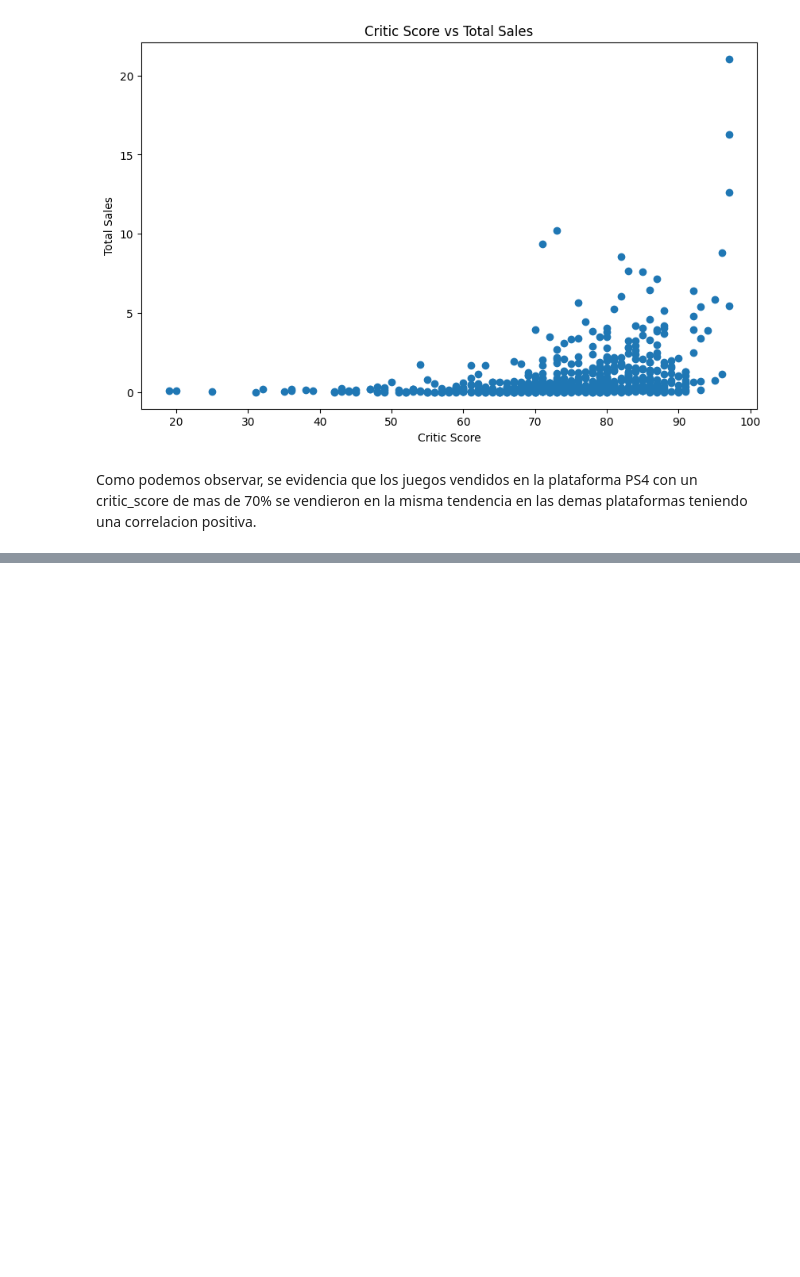
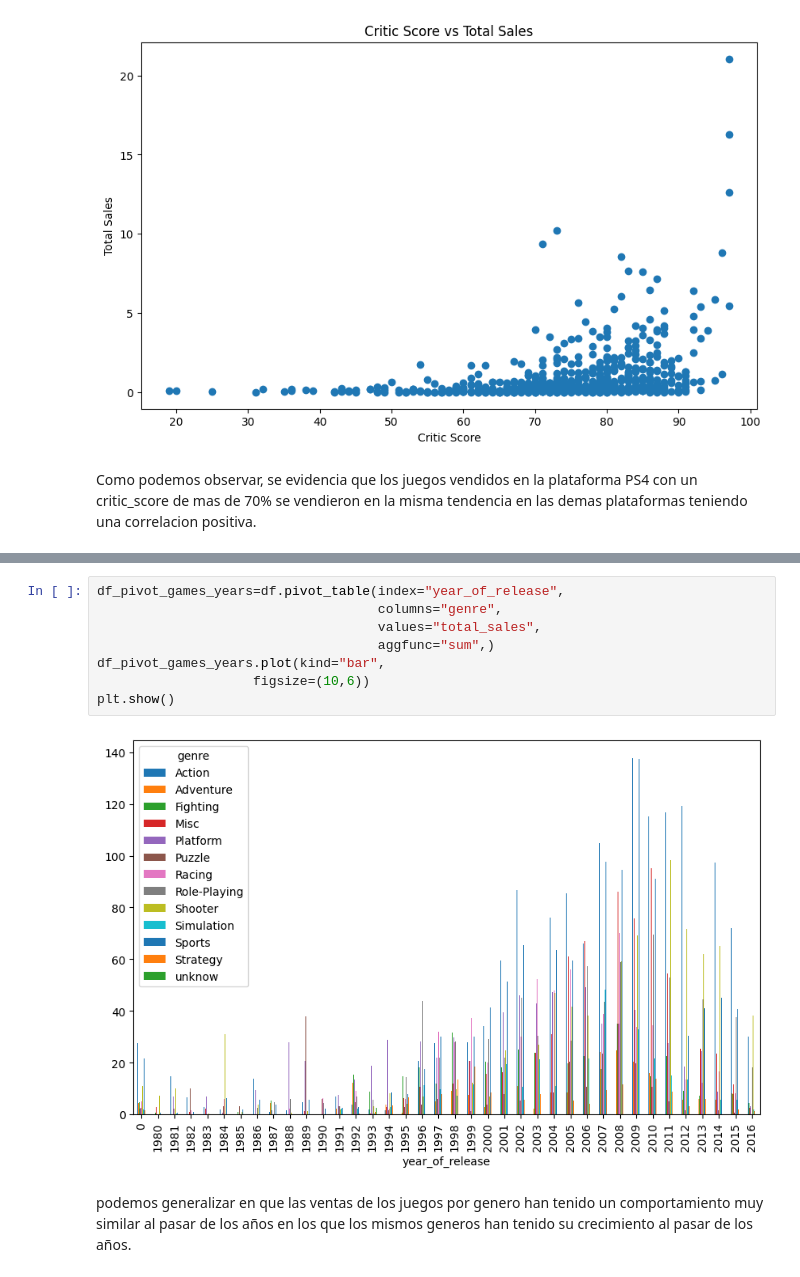
Before and after one commit to Nicobpm/selled_games_around_the_world, a Jupyter notebook: Proyect_games.ipynb, the cells around one changed output, grey strips where cells are left out. Cells and saved outputs as stored; diff of their text form; blank space fills up the shorter version.

```diff
--- a/Proyect_games.ipynb
+++ b/Proyect_games.ipynb
@@ -303,0 +303,12 @@ plt.show()
+# %%
+df_pivot_games_years=df.pivot_table(index="year_of_release",
+                                    columns="genre",
+                                    values="total_sales",
+                                    aggfunc="sum",)
+df_pivot_games_years.plot(kind="bar",
+                    figsize=(10,6))
+plt.show()
+# %% [output]
+[figure, added]
+# %% [markdown]
+podemos generalizar en que las ventas de los juegos por genero han tenido un comportamiento muy similar al pasar de los años en los que los mismos generos han tenido su crecimiento al pasar de los años.
```
Also changed, not shown: parts of 9 cells of this notebook.
